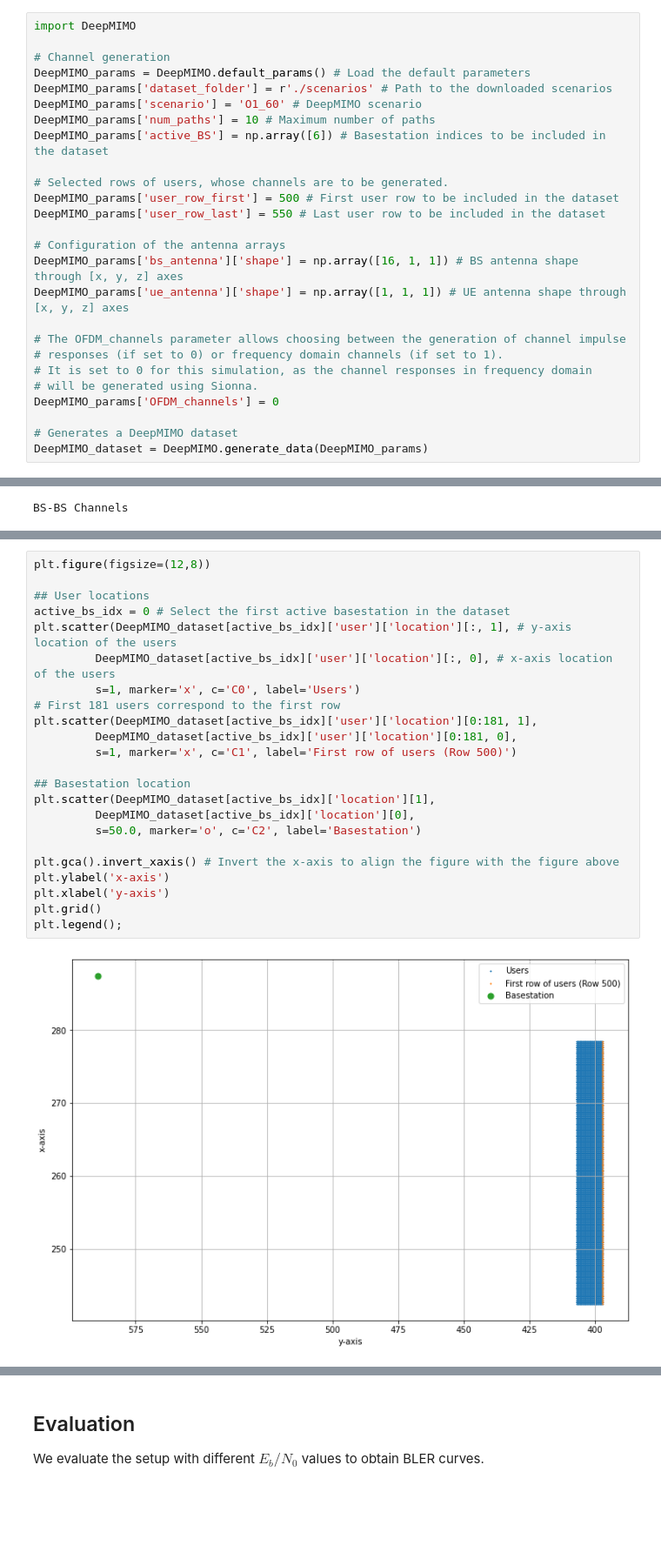
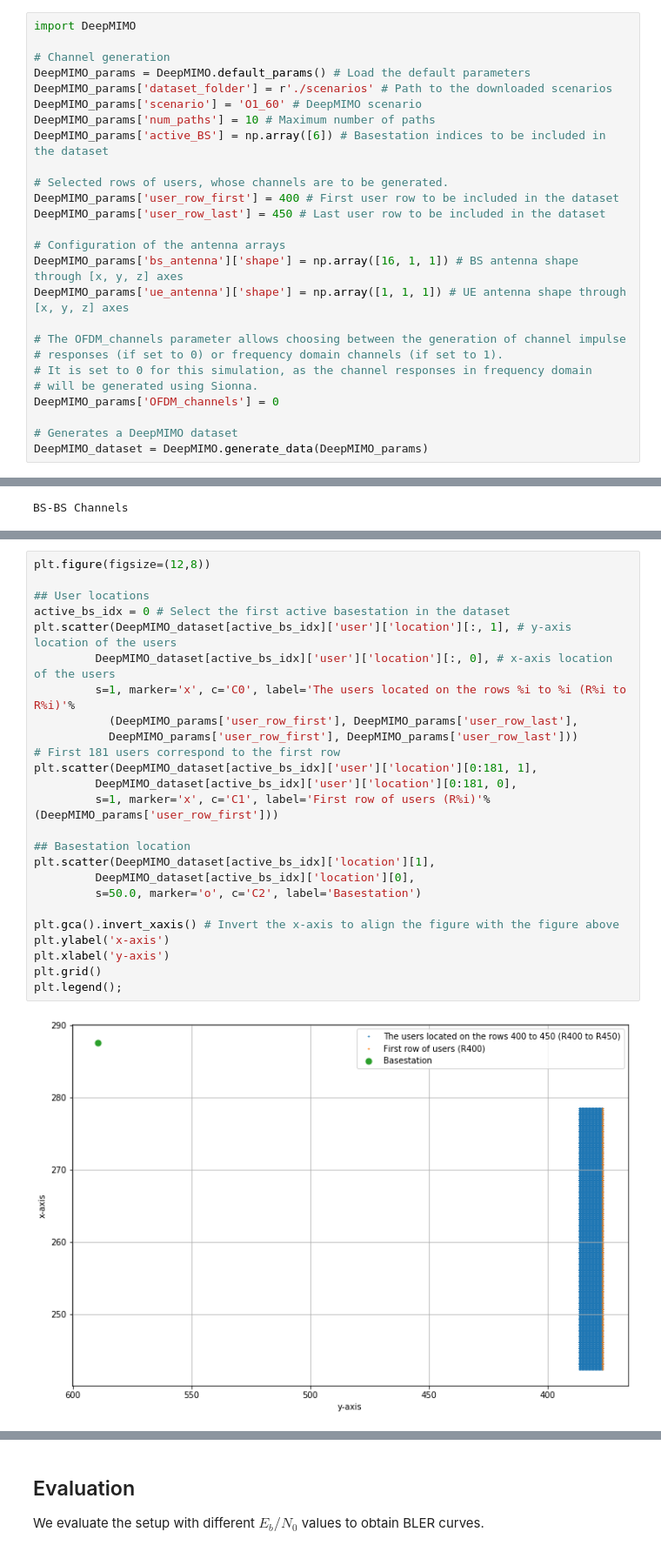
Before and after one commit to NVlabs/sionna, a Jupyter notebook: examples/DeepMIMO.ipynb, the cells around one changed output, grey strips where cells are left out. Shown at 87% size. Drawn from its saved outputs; the diff is of its cells as text; blank space fills up the shorter version.

```diff
--- a/examples/DeepMIMO.ipynb
+++ b/examples/DeepMIMO.ipynb
@@ -92,8 +92,8 @@ DeepMIMO_params['num_paths'] = 10 # Maximum number of paths
 DeepMIMO_params['active_BS'] = np.array([6]) # Basestation indices to be included in the dataset
 
 # Selected rows of users, whose channels are to be generated.
-DeepMIMO_params['user_row_first'] = 500 # First user row to be included in the dataset
-DeepMIMO_params['user_row_last'] = 550 # Last user row to be included in the dataset
+DeepMIMO_params['user_row_first'] = 400 # First user row to be included in the dataset
+DeepMIMO_params['user_row_last'] = 450 # Last user row to be included in the dataset
 
 # Configuration of the antenna arrays
 DeepMIMO_params['bs_antenna']['shape'] = np.array([16, 1, 1]) # BS antenna shape through [x, y, z] axes
@@ -119,25 +119,27 @@ To provide a better understanding of the user and basestation locations, we next
 # %%
 plt.figure(figsize=(12,8))
 
 ## User locations
 active_bs_idx = 0 # Select the first active basestation in the dataset
 plt.scatter(DeepMIMO_dataset[active_bs_idx]['user']['location'][:, 1], # y-axis location of the users
          DeepMIMO_dataset[active_bs_idx]['user']['location'][:, 0], # x-axis location of the users
-         s=1, marker='x', c='C0', label='Users')
+         s=1, marker='x', c='C0', label='The users located on the rows %i to %i (R%i to R%i)'%
+           (DeepMIMO_params['user_row_first'], DeepMIMO_params['user_row_last'],
+           DeepMIMO_params['user_row_first'], DeepMIMO_params['user_row_last']))
 # First 181 users correspond to the first row
 plt.scatter(DeepMIMO_dataset[active_bs_idx]['user']['location'][0:181, 1],
          DeepMIMO_dataset[active_bs_idx]['user']['location'][0:181, 0],
-         s=1, marker='x', c='C1', label='First row of users (Row 500)')
+         s=1, marker='x', c='C1', label='First row of users (R%i)'% (DeepMIMO_params['user_row_first']))
 
 ## Basestation location
 plt.scatter(DeepMIMO_dataset[active_bs_idx]['location'][1],
          DeepMIMO_dataset[active_bs_idx]['location'][0],
          s=50.0, marker='o', c='C2', label='Basestation')
 
 plt.gca().invert_xaxis() # Invert the x-axis to align the figure with the figure above
 plt.ylabel('x-axis')
 plt.xlabel('y-axis')
 plt.grid()
 plt.legend();
 # %% [output]
-[figure, old version]
+[figure, new version]
```
Also changed, not shown: parts of 16 cells of this notebook.
